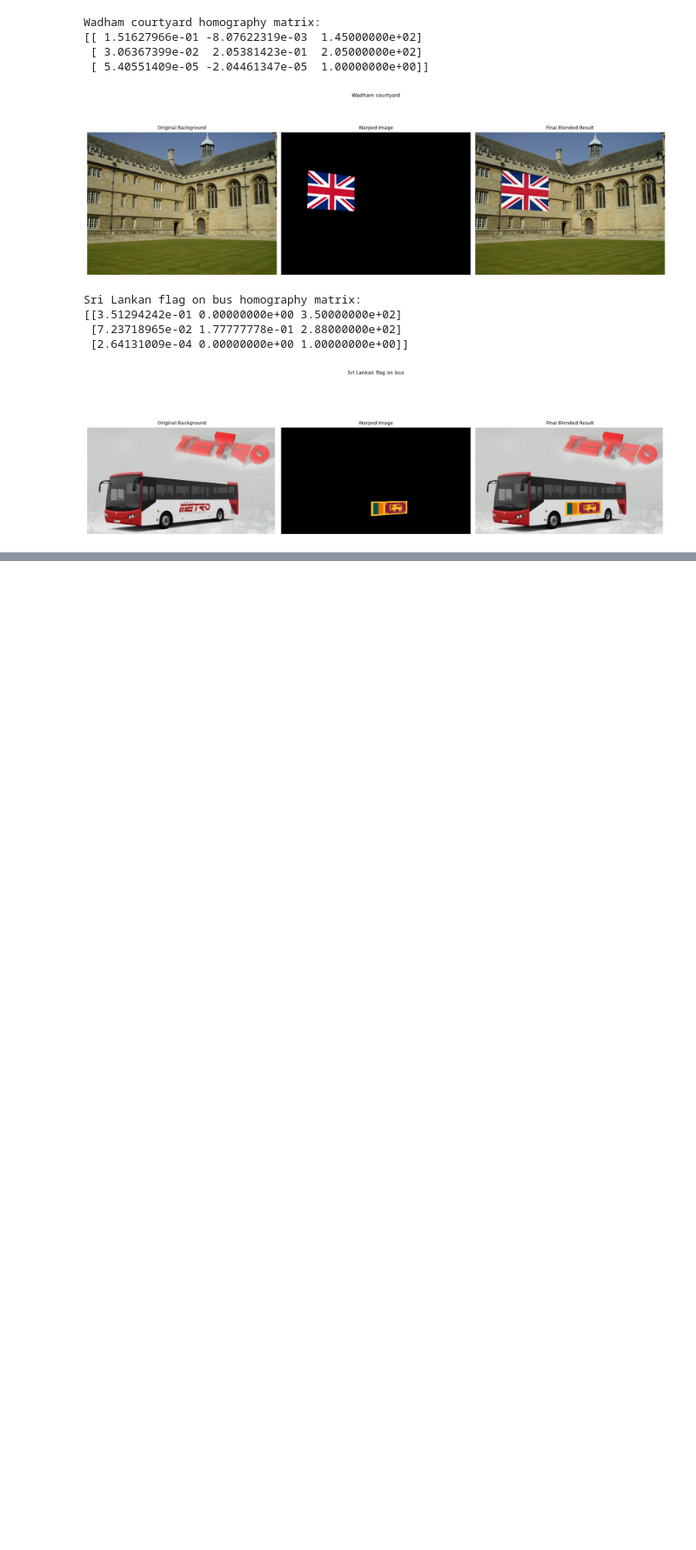
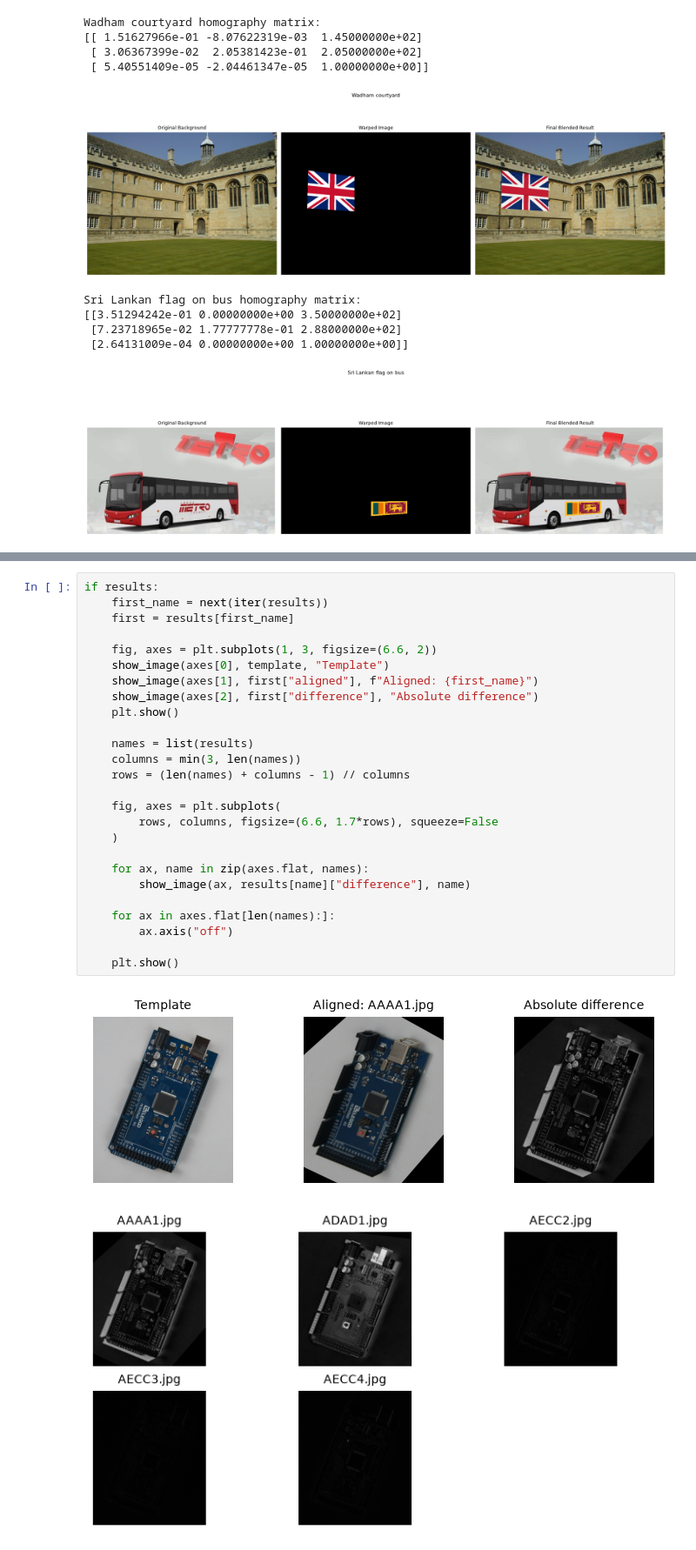
Before and after one commit to gunasekaraks/Fitting-and-Alignment, a Jupyter notebook: getting_started.ipynb, the cells around one changed output, grey strips where cells are left out. Shown at 87% size. Drawn from its saved outputs; the diff is of its cells as text; blank space fills up the shorter version.

```diff
--- a/getting_started.ipynb
+++ b/getting_started.ipynb
@@ -688,0 +683,29 @@ AECC4.jpg: alignment completed
+# %%
+if results:
+    first_name = next(iter(results))
+    first = results[first_name]
+
+    fig, axes = plt.subplots(1, 3, figsize=(6.6, 2))
+    show_image(axes[0], template, "Template")
+    show_image(axes[1], first["aligned"], f"Aligned: {first_name}")
+    show_image(axes[2], first["difference"], "Absolute difference")
+    plt.show()
+
+    names = list(results)
+    columns = min(3, len(names))
+    rows = (len(names) + columns - 1) // columns
+
+    fig, axes = plt.subplots(
+        rows, columns, figsize=(6.6, 1.7*rows), squeeze=False
+    )
+
+    for ax, name in zip(axes.flat, names):
+        show_image(ax, results[name]["difference"], name)
+
+    for ax in axes.flat[len(names):]:
+        ax.axis("off")
+
+    plt.show()
+# %% [output]
+[figure, added]
+[figure, added]
```
Also changed, not shown: parts of 11 cells of this notebook, 3 other files.
